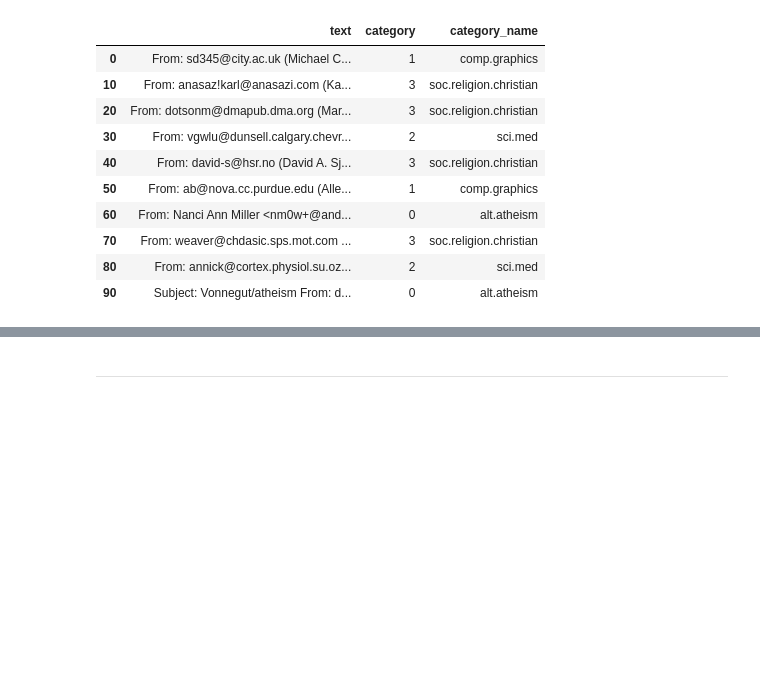
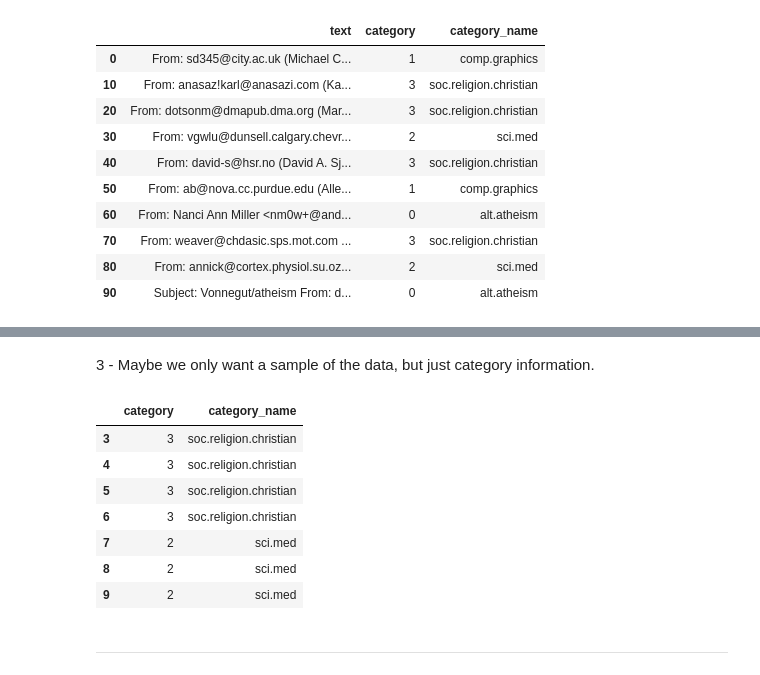
Before and after one commit to orison09/data_mining_2017_fall_lab, a Jupyter notebook: news_data_mining.ipynb, the cells around one changed output, grey strips where cells are left out. Saved outputs shown, nothing was run; the diff lists cells and outputs as text; code cells hidden in the pictures; blank space fills up the shorter version.

```diff
--- a/news_data_mining.ipynb
+++ b/news_data_mining.ipynb
@@ -302,3 +357,16 @@ X.iloc[::10, :][0:10]
+# %% [markdown]
+3 - Maybe we only want a sample of the data, but just category information.
+# %%
+X.iloc[3:10,1:3]
+# %% [output]
+|  | category | category_name |
+| 3 | 3 | soc.religion.christian |
+| 4 | 3 | soc.religion.christian |
+| 5 | 3 | soc.religion.christian |
+| 6 | 3 | soc.religion.christian |
+| 7 | 2 | sci.med |
+| 8 | 2 | sci.med |
+| 9 | 2 | sci.med |
 # %% [markdown]
 ---
 # %% [markdown]
```
Also changed, not shown: parts of 35 cells of this notebook.
